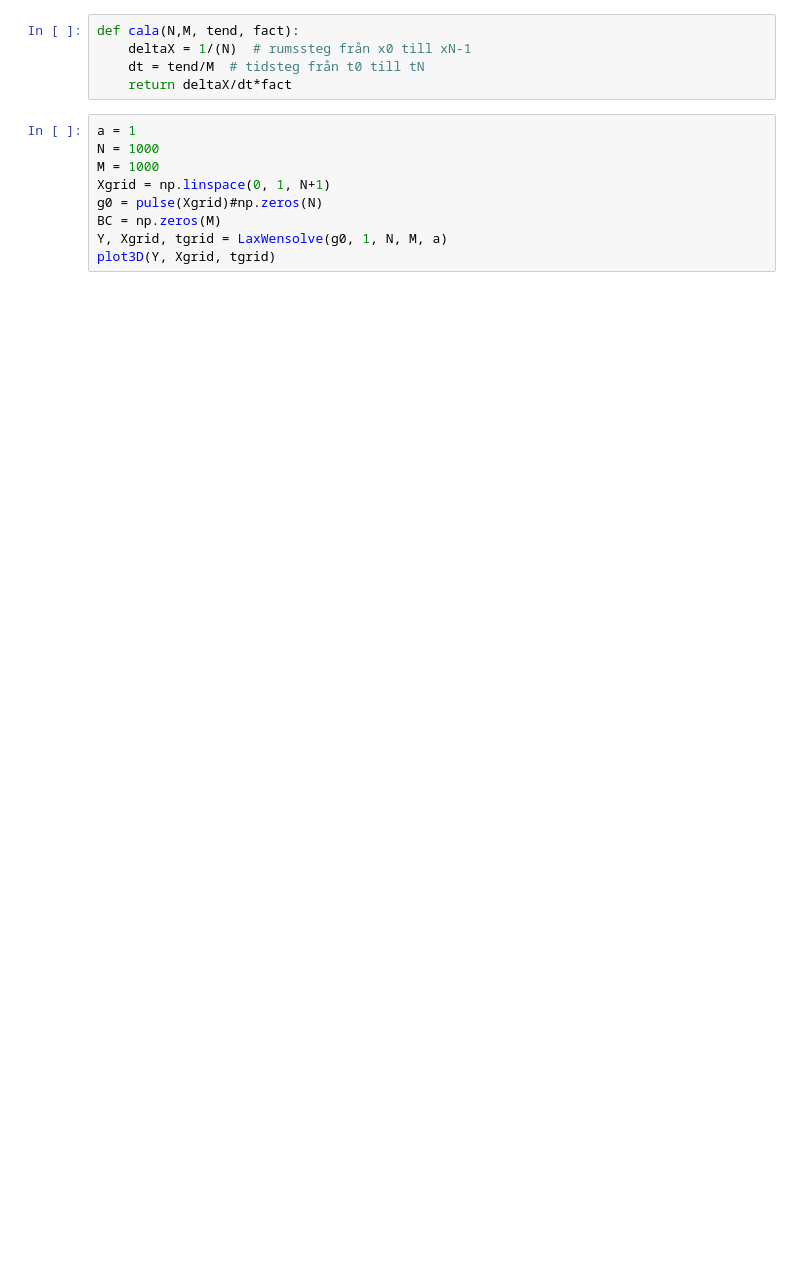
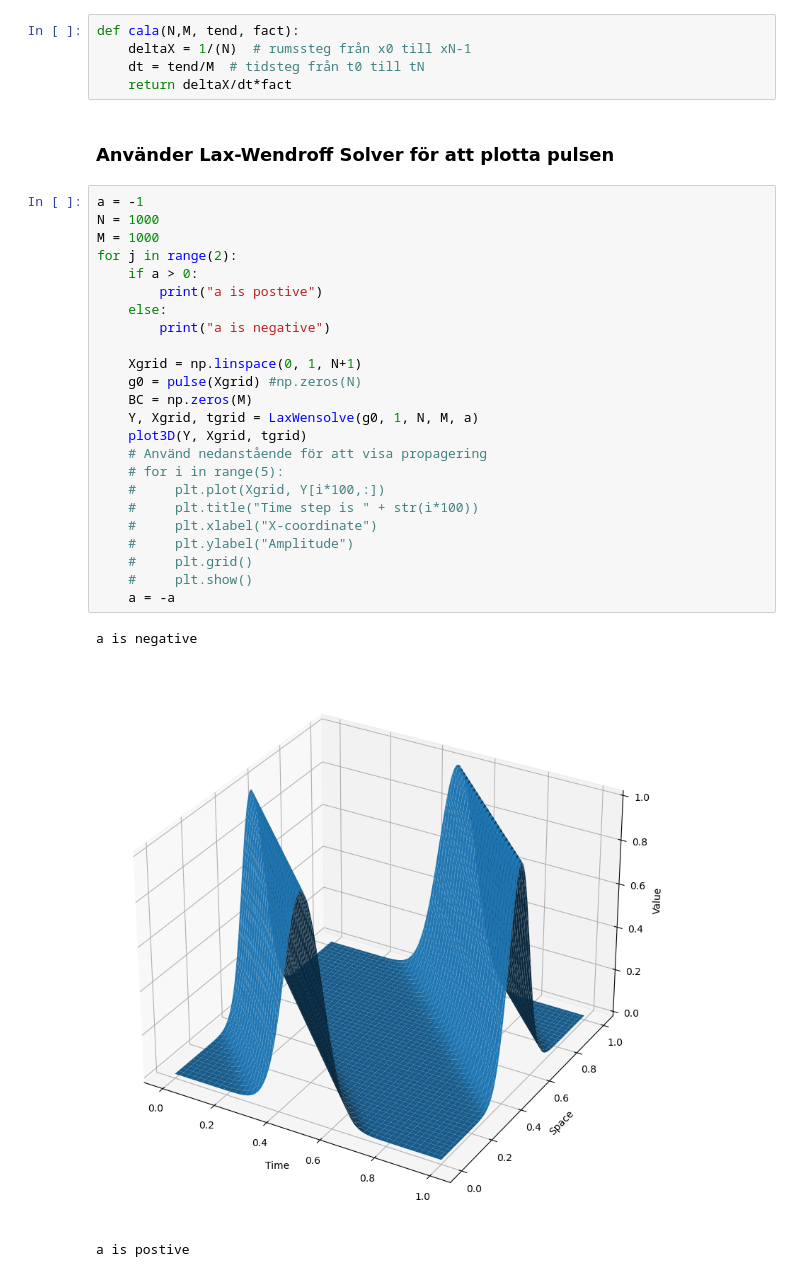
Before and after one commit to axelorrhede/Numerical-Methods-for-Differential-Equations, a Jupyter notebook: Project3task2.ipynb, the cells around one changed output. Saved outputs shown, nothing was run; the diff lists cells and outputs as text; blank space fills up the shorter version.

```diff
--- a/Project3task2.ipynb
+++ b/Project3task2.ipynb
@@ -48,12 +51,33 @@ def cala(N,M, tend, fact):
     deltaX = 1/(N)  # rumssteg från x0 till xN-1
     dt = tend/M  # tidsteg från t0 till tN
     return deltaX/dt*fact
+# %% [markdown]
+### Använder Lax-Wendroff Solver för att plotta pulsen
 # %%
-a = 1
+a = -1
 N = 1000
 M = 1000
-Xgrid = np.linspace(0, 1, N+1)
-g0 = pulse(Xgrid)#np.zeros(N)
-BC = np.zeros(M)
-Y, Xgrid, tgrid = LaxWensolve(g0, 1, N, M, a)
-plot3D(Y, Xgrid, tgrid)
+for j in range(2):
+    if a > 0:
+        print("a is postive")
+    else:
+        print("a is negative")
+
+    Xgrid = np.linspace(0, 1, N+1)
+    g0 = pulse(Xgrid) #np.zeros(N)
+    BC = np.zeros(M)
+    Y, Xgrid, tgrid = LaxWensolve(g0, 1, N, M, a)
+    plot3D(Y, Xgrid, tgrid)
+    # Använd nedanstående för att visa propagering
+    # for i in range(5):
+    #     plt.plot(Xgrid, Y[i*100,:])
+    #     plt.title("Time step is " + str(i*100))
+    #     plt.xlabel("X-coordinate")
+    #     plt.ylabel("Amplitude")
+    #     plt.grid()
+    #     plt.show()
+    a = -a
+# %% [output]
+a is negative
+[figure, added]
+a is postive
```
Also changed, not shown: parts of 4 cells of this notebook.
